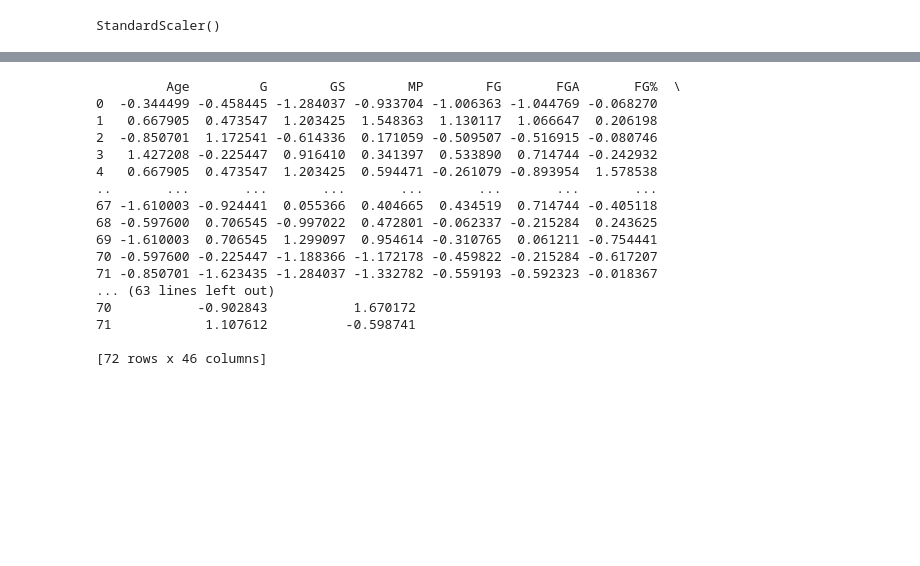
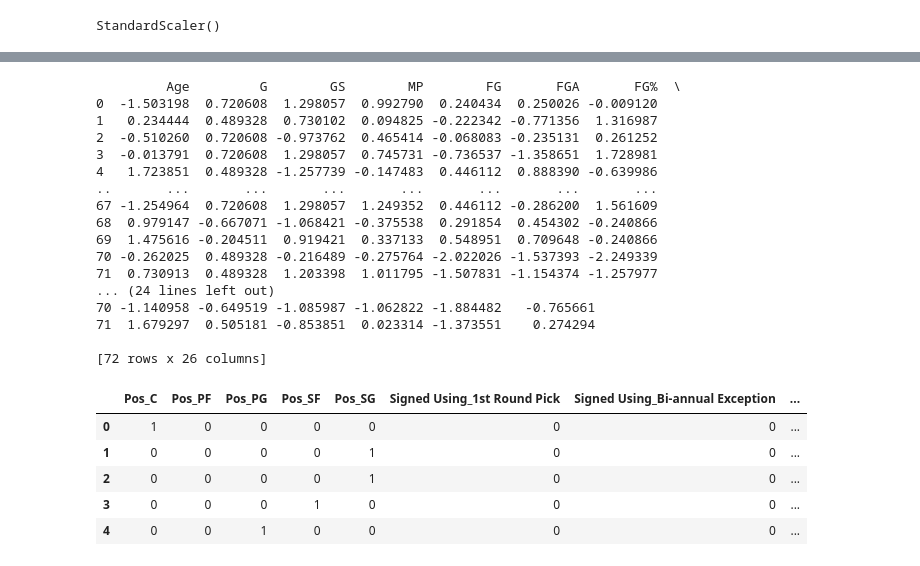
Before and after one commit to graham-ecu/NBA-Salary-Prediction, a Jupyter notebook: Pre-processing and Training Data Development.ipynb, the cells around one changed output, grey strips where cells are left out. Drawn from its saved outputs; the diff is of its cells as text; code cells hidden in the pictures; blank space fills up the shorter version.

```diff
--- a/Pre-processing and Training Data Development.ipynb
+++ b/Pre-processing and Training Data Development.ipynb
@@ -44,0 +31,6 @@ print(X_train.shape, X_test.shape, y_train.shape, y_test.shape)
+# %%
+# Separate the categorical data
+X_train_obj = X_train.select_dtypes(include=['object'])
+X_test_obj = X_test.select_dtypes(include=['object'])
+
+X_train_obj.head()
@@ -75,23 +88,35 @@ print(X_train_scaled)
 # %%
 # Transform the test data
-X_test_scaled = scaler.transform(X_test)
-X_test_scaled = pd.DataFrame(X_test_scaled, columns=X_test.columns)
-print(X_test_scaled)
+X_test_num_scaled = scaler.transform(X_test_num)
+X_test_num_scaled = pd.DataFrame(X_test_num_scaled, columns=X_test_num.columns)
+print(X_test_num_scaled)
 # %% [output]
          Age         G        GS        MP        FG       FGA       FG%  \
-0  -0.344499 -0.458445 -1.284037 -0.933704 -1.006363 -1.044769 -0.068270
-1   0.667905  0.473547  1.203425  1.548363  1.130117  1.066647  0.206198
-2  -0.850701  1.172541 -0.614336  0.171059 -0.509507 -0.516915 -0.080746
-3   1.427208 -0.225447  0.916410  0.341397  0.533890  0.714744 -0.242932
-4   0.667905  0.473547  1.203425  0.594471 -0.261079 -0.893954  1.578538
+0  -1.503198  0.720608  1.298057  0.992790  0.240434  0.250026 -0.009120
+1   0.234444  0.489328  0.730102  0.094825 -0.222342 -0.771356  1.316987
+2  -0.510260  0.720608 -0.973762  0.465414 -0.068083 -0.235131  0.261252
+3  -0.013791  0.720608  1.298057  0.745731 -0.736537 -1.358651  1.728981
+4   1.723851  0.489328 -1.257739 -0.147483  0.446112  0.888390 -0.639986
 ..       ...       ...       ...       ...       ...       ...       ...
-67 -1.610003 -0.924441  0.055366  0.404665  0.434519  0.714744 -0.405118
-68 -0.597600  0.706545 -0.997022  0.472801 -0.062337 -0.215284  0.243625
-69 -1.610003  0.706545  1.299097  0.954614 -0.310765  0.061211 -0.754441
-70 -0.597600 -0.225447 -1.188366 -1.172178 -0.459822 -0.215284 -0.617207
-71 -0.850701 -1.623435 -1.284037 -1.332782 -0.559193 -0.592323 -0.018367
-... (63 lines left out)
-70           -0.902843           1.670172
-71            1.107612          -0.598741
+67 -1.254964  0.720608  1.298057  1.249352  0.446112 -0.286200  1.561609
+68  0.979147 -0.667071 -1.068421 -0.375538  0.291854  0.454302 -0.240866
+69  1.475616 -0.204511  0.919421  0.337133  0.548951  0.709648 -0.240866
+70 -0.262025  0.489328 -0.216489 -0.275764 -2.022026 -1.537393 -2.249339
+71  0.730913  0.489328  1.203398  1.011795 -1.507831 -1.154374 -1.257977
+... (24 lines left out)
+70 -1.140958 -0.649519 -1.085987 -1.062822 -1.884482   -0.765661
+71  1.679297  0.505181 -0.853851  0.023314 -1.373551    0.274294
 
-[72 rows x 46 columns]
+[72 rows x 26 columns]
+# %%
+# create dummy features to replace categorical features, making sure to reset the index so it matches the numerical data
+X_train_obj = pd.get_dummies(X_train_obj).reset_index(drop=True)
+X_test_obj = pd.get_dummies(X_test_obj).reset_index(drop=True)
+X_train_obj.head()
+# %% [output]
+|  | Pos_C | Pos_PF | Pos_PG | Pos_SF | Pos_SG | Signed Using_1st Round Pick | Signed Using_Bi-annual Exception | ... |
+| 0 | 1 | 0 | 0 | 0 | 0 | 0 | 0 | ... |
+| 1 | 0 | 0 | 0 | 0 | 1 | 0 | 0 | ... |
+| 2 | 0 | 0 | 0 | 0 | 1 | 0 | 0 | ... |
+| 3 | 0 | 0 | 0 | 1 | 0 | 0 | 0 | ... |
+| 4 | 0 | 0 | 1 | 0 | 0 | 0 | 0 | ... |
```
Also changed, not shown: parts of 9 cells of this notebook.
